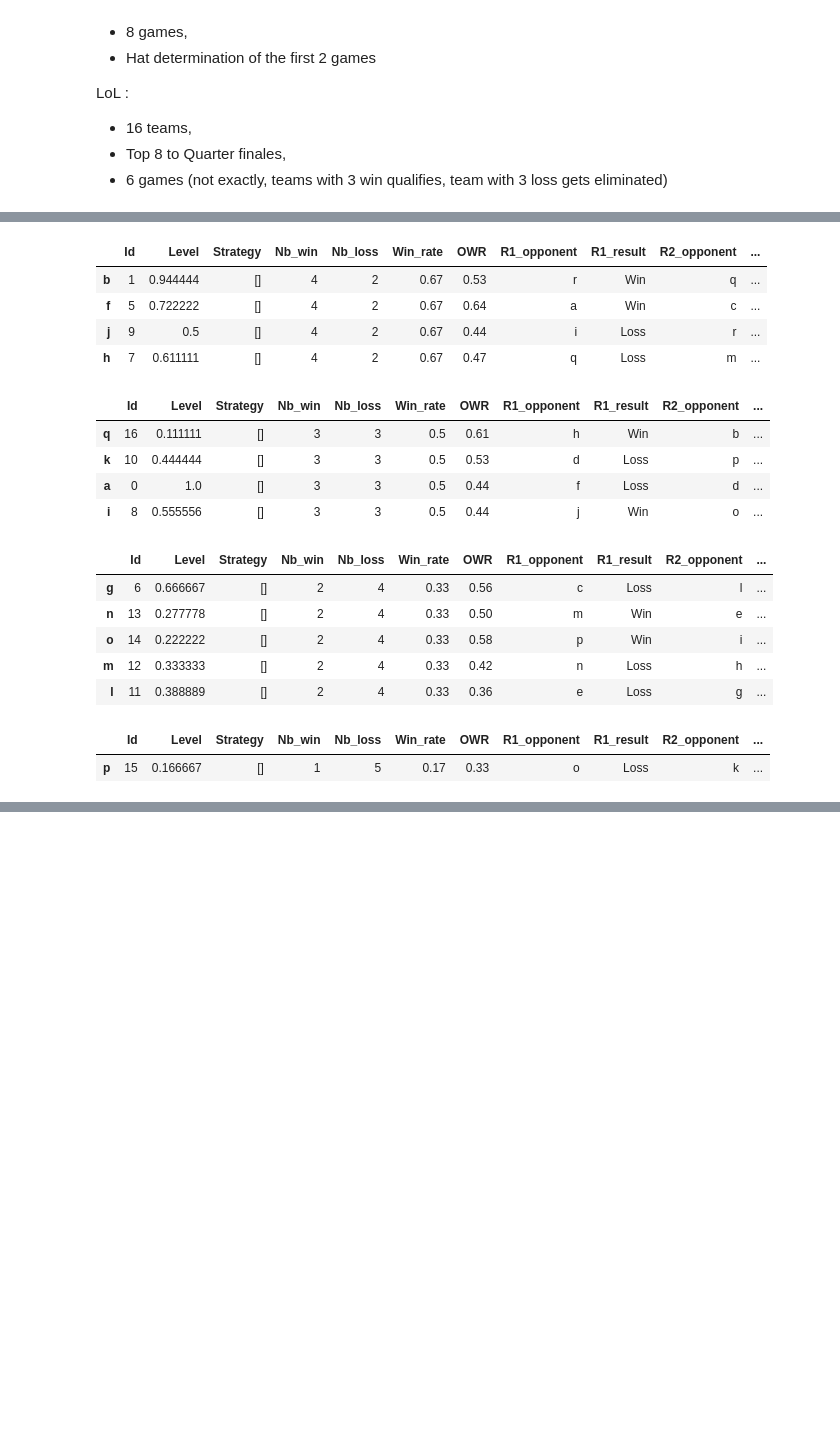
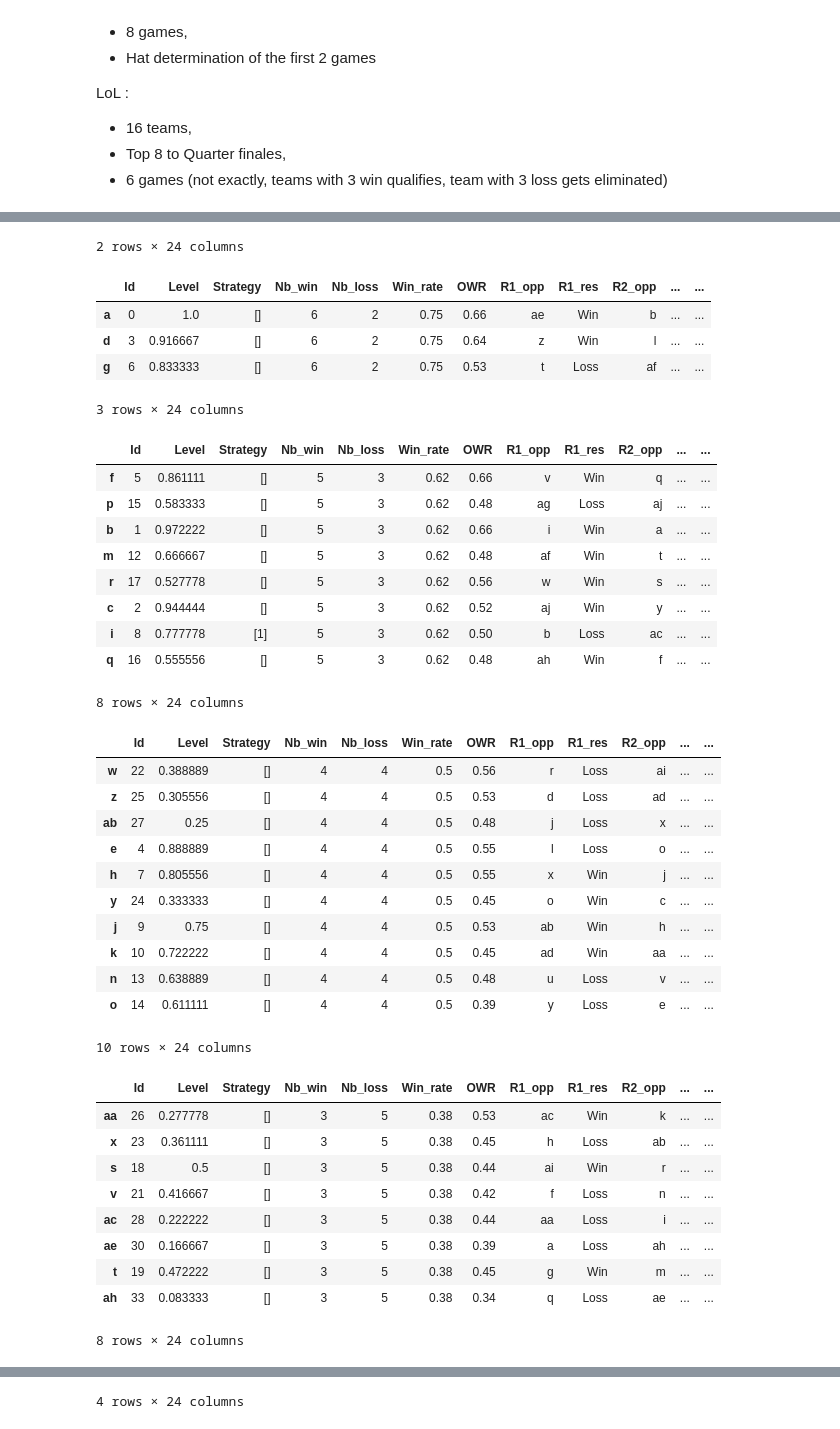
Before and after one commit to arnaud-odet/swiss_rounds_simulator, a Jupyter notebook: swiss_round.ipynb, the cells around one changed output, grey strips where cells are left out. Cells and saved outputs as stored; diff of their text form; code cells hidden in the pictures; blank space fills up the shorter version.

```diff
--- a/swiss_round.ipynb
+++ b/swiss_round.ipynb
@@ -23,10 +23,10 @@ LoL :
 * Top 8 to Quarter finales,
 * 6 games (not exactly, teams with 3 win qualifies, team with 3 loss gets eliminated)
 # %%
-n_teams = 18
-n_rounds = 6
+n_teams = 36
+n_rounds = 8
 
-lt = simulate_tournament(nb_teams=n_teams, nb_games=n_rounds, method='probabilistic', delta_level='linear', verbose = False)
+lt = simulate_tournament(nb_teams=n_teams, nb_games=n_rounds, method='probabilistic', delta_level='linear', verbose = False, strategies={'i':[1]})
 for i in range(n_rounds+1):
     sub_lt = lt.query(f"Nb_win == {n_rounds-i}")
     if sub_lt.shape[0] != 0:
@@ -39,18 +38,38 @@ for i in range(n_rounds+1):
+2 rows × 24 columns
-|  | Id | Level | Strategy | Nb_win | Nb_loss | Win_rate | OWR | R1_opponent | R1_result | R2_opponent | ... |
-| b | 1 | 0.944444 | [] | 4 | 2 | 0.67 | 0.53 | r | Win | q | ... |
-| f | 5 | 0.722222 | [] | 4 | 2 | 0.67 | 0.64 | a | Win | c | ... |
-| j | 9 | 0.5 | [] | 4 | 2 | 0.67 | 0.44 | i | Loss | r | ... |
-| h | 7 | 0.611111 | [] | 4 | 2 | 0.67 | 0.47 | q | Loss | m | ... |
+|  | Id | Level | Strategy | Nb_win | Nb_loss | Win_rate | OWR | R1_opp | R1_res | R2_opp | ... | ... |
+| a | 0 | 1.0 | [] | 6 | 2 | 0.75 | 0.66 | ae | Win | b | ... | ... |
+| d | 3 | 0.916667 | [] | 6 | 2 | 0.75 | 0.64 | z | Win | l | ... | ... |
+| g | 6 | 0.833333 | [] | 6 | 2 | 0.75 | 0.53 | t | Loss | af | ... | ... |
+3 rows × 24 columns
-|  | Id | Level | Strategy | Nb_win | Nb_loss | Win_rate | OWR | R1_opponent | R1_result | R2_opponent | ... |
-| q | 16 | 0.111111 | [] | 3 | 3 | 0.5 | 0.61 | h | Win | b | ... |
-| k | 10 | 0.444444 | [] | 3 | 3 | 0.5 | 0.53 | d | Loss | p | ... |
-| a | 0 | 1.0 | [] | 3 | 3 | 0.5 | 0.44 | f | Loss | d | ... |
-| i | 8 | 0.555556 | [] | 3 | 3 | 0.5 | 0.44 | j | Win | o | ... |
+|  | Id | Level | Strategy | Nb_win | Nb_loss | Win_rate | OWR | R1_opp | R1_res | R2_opp | ... | ... |
+| f | 5 | 0.861111 | [] | 5 | 3 | 0.62 | 0.66 | v | Win | q | ... | ... |
+| p | 15 | 0.583333 | [] | 5 | 3 | 0.62 | 0.48 | ag | Loss | aj | ... | ... |
+| b | 1 | 0.972222 | [] | 5 | 3 | 0.62 | 0.66 | i | Win | a | ... | ... |
+| m | 12 | 0.666667 | [] | 5 | 3 | 0.62 | 0.48 | af | Win | t | ... | ... |
+| r | 17 | 0.527778 | [] | 5 | 3 | 0.62 | 0.56 | w | Win | s | ... | ... |
+| c | 2 | 0.944444 | [] | 5 | 3 | 0.62 | 0.52 | aj | Win | y | ... | ... |
+| i | 8 | 0.777778 | [1] | 5 | 3 | 0.62 | 0.50 | b | Loss | ac | ... | ... |
+| q | 16 | 0.555556 | [] | 5 | 3 | 0.62 | 0.48 | ah | Win | f | ... | ... |
+8 rows × 24 columns
-|  | Id | Level | Strategy | Nb_win | Nb_loss | Win_rate | OWR | R1_opponent | R1_result | R2_opponent | ... |
-| g | 6 | 0.666667 | [] | 2 | 4 | 0.33 | 0.56 | c | Loss | l | ... |
-| n | 13 | 0.277778 | [] | 2 | 4 | 0.33 | 0.50 | m | Win | e | ... |
-| o | 14 | 0.222222 | [] | 2 | 4 | 0.33 | 0.58 | p | Win | i | ... |
-| m | 12 | 0.333333 | [] | 2 | 4 | 0.33 | 0.42 | n | Loss | h | ... |
-| l | 11 | 0.388889 | [] | 2 | 4 | 0.33 | 0.36 | e | Loss | g | ... |
+|  | Id | Level | Strategy | Nb_win | Nb_loss | Win_rate | OWR | R1_opp | R1_res | R2_opp | ... | ... |
+| w | 22 | 0.388889 | [] | 4 | 4 | 0.5 | 0.56 | r | Loss | ai | ... | ... |
+| z | 25 | 0.305556 | [] | 4 | 4 | 0.5 | 0.53 | d | Loss | ad | ... | ... |
+| ab | 27 | 0.25 | [] | 4 | 4 | 0.5 | 0.48 | j | Loss | x | ... | ... |
+| e | 4 | 0.888889 | [] | 4 | 4 | 0.5 | 0.55 | l | Loss | o | ... | ... |
+| h | 7 | 0.805556 | [] | 4 | 4 | 0.5 | 0.55 | x | Win | j | ... | ... |
+| y | 24 | 0.333333 | [] | 4 | 4 | 0.5 | 0.45 | o | Win | c | ... | ... |
+| j | 9 | 0.75 | [] | 4 | 4 | 0.5 | 0.53 | ab | Win | h | ... | ... |
+| k | 10 | 0.722222 | [] | 4 | 4 | 0.5 | 0.45 | ad | Win | aa | ... | ... |
+| n | 13 | 0.638889 | [] | 4 | 4 | 0.5 | 0.48 | u | Loss | v | ... | ... |
+| o | 14 | 0.611111 | [] | 4 | 4 | 0.5 | 0.39 | y | Loss | e | ... | ... |
+10 rows × 24 columns
-|  | Id | Level | Strategy | Nb_win | Nb_loss | Win_rate | OWR | R1_opponent | R1_result | R2_opponent | ... |
-| p | 15 | 0.166667 | [] | 1 | 5 | 0.17 | 0.33 | o | Loss | k | ... |
+|  | Id | Level | Strategy | Nb_win | Nb_loss | Win_rate | OWR | R1_opp | R1_res | R2_opp | ... | ... |
+| aa | 26 | 0.277778 | [] | 3 | 5 | 0.38 | 0.53 | ac | Win | k | ... | ... |
+| x | 23 | 0.361111 | [] | 3 | 5 | 0.38 | 0.45 | h | Loss | ab | ... | ... |
+| s | 18 | 0.5 | [] | 3 | 5 | 0.38 | 0.44 | ai | Win | r | ... | ... |
+| v | 21 | 0.416667 | [] | 3 | 5 | 0.38 | 0.42 | f | Loss | n | ... | ... |
+| ac | 28 | 0.222222 | [] | 3 | 5 | 0.38 | 0.44 | aa | Loss | i | ... | ... |
+| ae | 30 | 0.166667 | [] | 3 | 5 | 0.38 | 0.39 | a | Loss | ah | ... | ... |
+| t | 19 | 0.472222 | [] | 3 | 5 | 0.38 | 0.45 | g | Win | m | ... | ... |
+| ah | 33 | 0.083333 | [] | 3 | 5 | 0.38 | 0.34 | q | Loss | ae | ... | ... |
+8 rows × 24 columns
@@ -58,0 +81 @@ for i in range(n_rounds+1):
+4 rows × 24 columns
```
Also changed, not shown: parts of 4 cells of this notebook, 1 other file.
